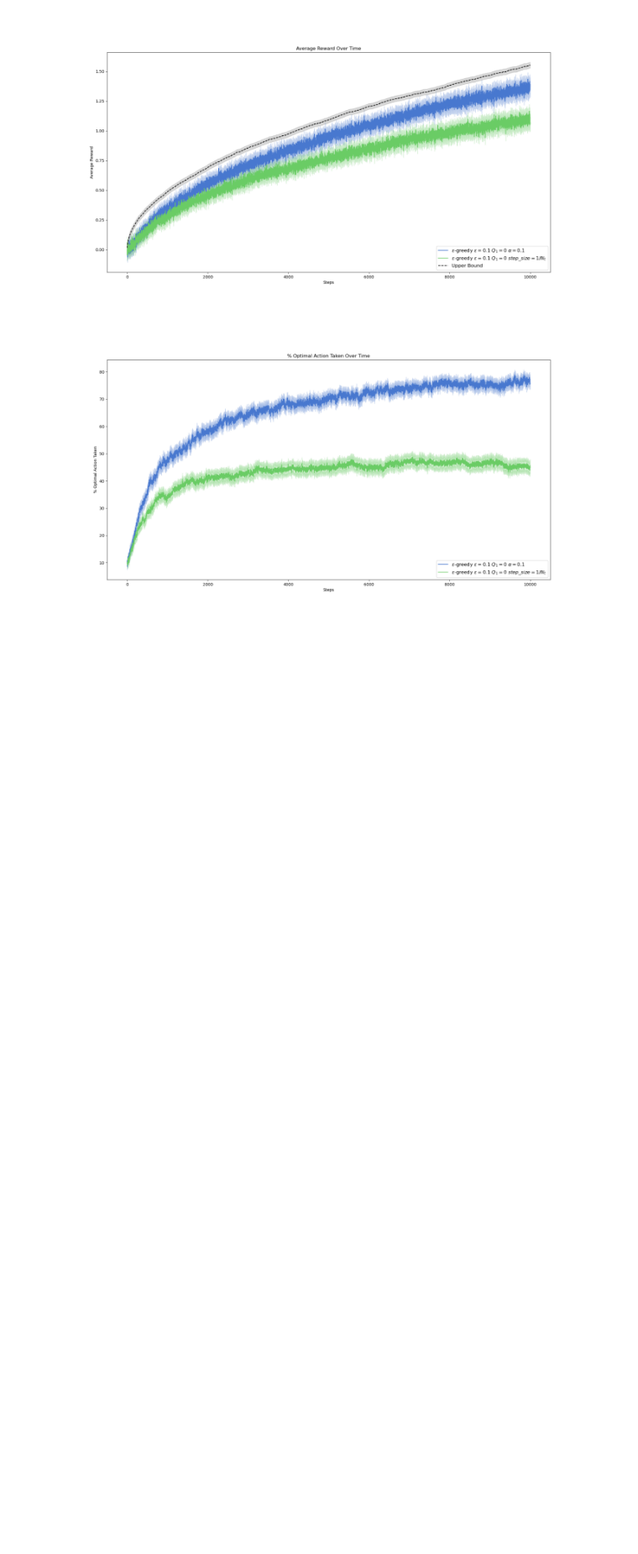
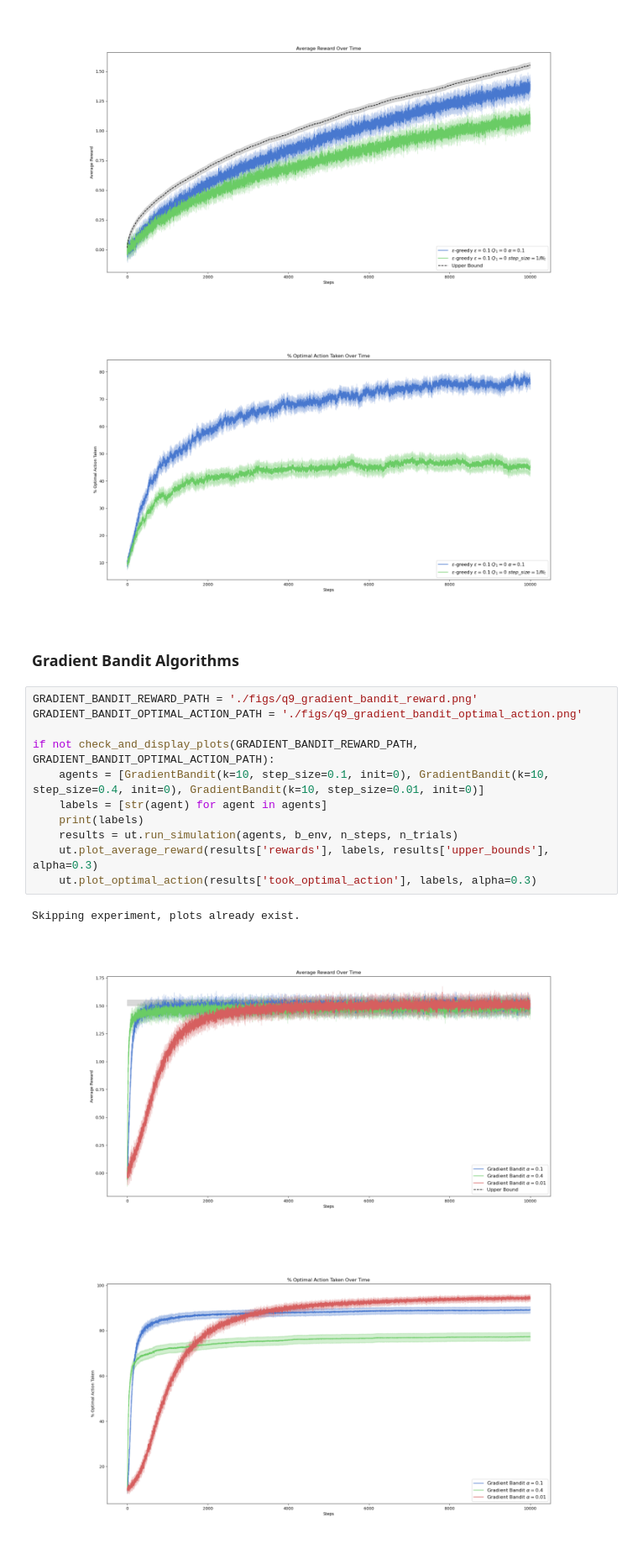
Before and after one commit to jhrudden/Ten-Armed-Bandits, a Jupyter notebook: run_experiments.ipynb, the cells around one changed output. Shown at 84% size. Saved outputs shown, nothing was run; the diff lists cells and outputs as text; blank space fills up the shorter version.

Commit message:
render results from experiments

```diff
--- a/run_experiments.ipynb
+++ b/run_experiments.ipynb
@@ -119,3 +119,20 @@ if not check_and_display_plots(NONSTATIONARY_REWARD_PATH, NONSTATIONARY_OPTIMAL_
 Skipping experiment, plots already exist.
 [figure]
 [figure]
+# %% [markdown]
+### Gradient Bandit Algorithms
+# %%
+GRADIENT_BANDIT_REWARD_PATH = './figs/q9_gradient_bandit_reward.png'
+GRADIENT_BANDIT_OPTIMAL_ACTION_PATH = './figs/q9_gradient_bandit_optimal_action.png'
+
+if not check_and_display_plots(GRADIENT_BANDIT_REWARD_PATH, GRADIENT_BANDIT_OPTIMAL_ACTION_PATH):
+    agents = [GradientBandit(k=10, step_size=0.1, init=0), GradientBandit(k=10, step_size=0.4, init=0), GradientBandit(k=10, step_size=0.01, init=0)]
+    labels = [str(agent) for agent in agents]
+    print(labels)
+    results = ut.run_simulation(agents, b_env, n_steps, n_trials)
+    ut.plot_average_reward(results['rewards'], labels, results['upper_bounds'], alpha=0.3)
+    ut.plot_optimal_action(results['took_optimal_action'], labels, alpha=0.3)
+# %% [output]
+Skipping experiment, plots already exist.
+[figure, added]
+[figure, added]
```
Also changed, not shown: parts of 4 cells of this notebook, 1 other file.
